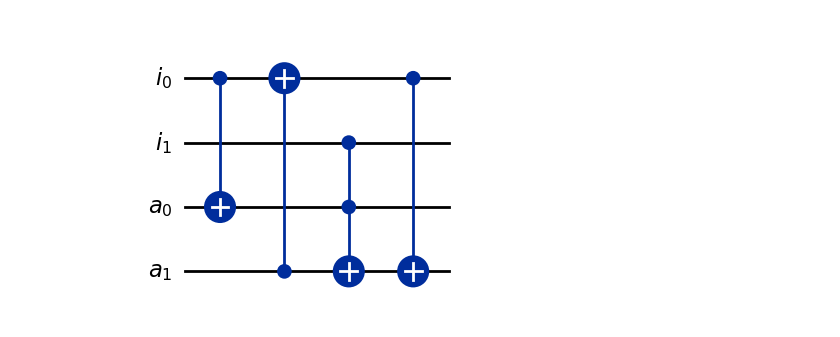
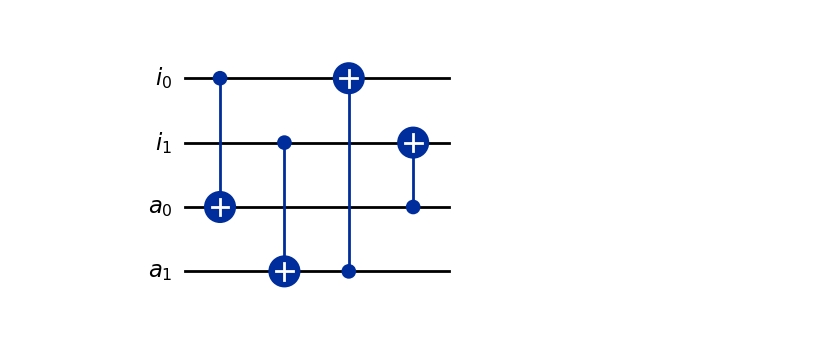
Before and after one commit to ashutiw2k/PartialUncomputationAndBennetts, a Jupyter notebook: testnotebooks/TestSimpleCircuits.ipynb, the cells around one changed output. Saved outputs shown, nothing was run; the diff lists cells and outputs as text; code cells hidden in the pictures.

```diff
--- a/testnotebooks/TestSimpleCircuits.ipynb
+++ b/testnotebooks/TestSimpleCircuits.ipynb
@@ -57,13 +57,28 @@ def example_circuit_3():
 
 
     return circ
+
+def small_example_circuit():
+    i = QuantumRegister(2, 'i')
+    # o = QuantumRegister(num_o, 'o')
+    a = QuantumRegister(2, 'a')
+
+    circ = QuantumCircuit(i,a)
+
+    circ.cx(i[0],a[0])
+    circ.cx(i[1],a[1])
+
+    circ.cx(a[1],i[0])
+    circ.cx(a[0],i[1])
+
+    return circ
 # %%
-circ = example_circuit_3()
+circ = small_example_circuit()
 
 
 circ.draw('mpl')
 # %% [output]
-[figure, old version]
+[figure, new version]
 # %%
 from helperfunctions.graphhelper import breakdown_qubit, edge_attr, node_attr
 from rustworkx.visualization import graphviz_draw
```
Also changed, not shown: parts of 12 cells of this notebook, 1 other file.
